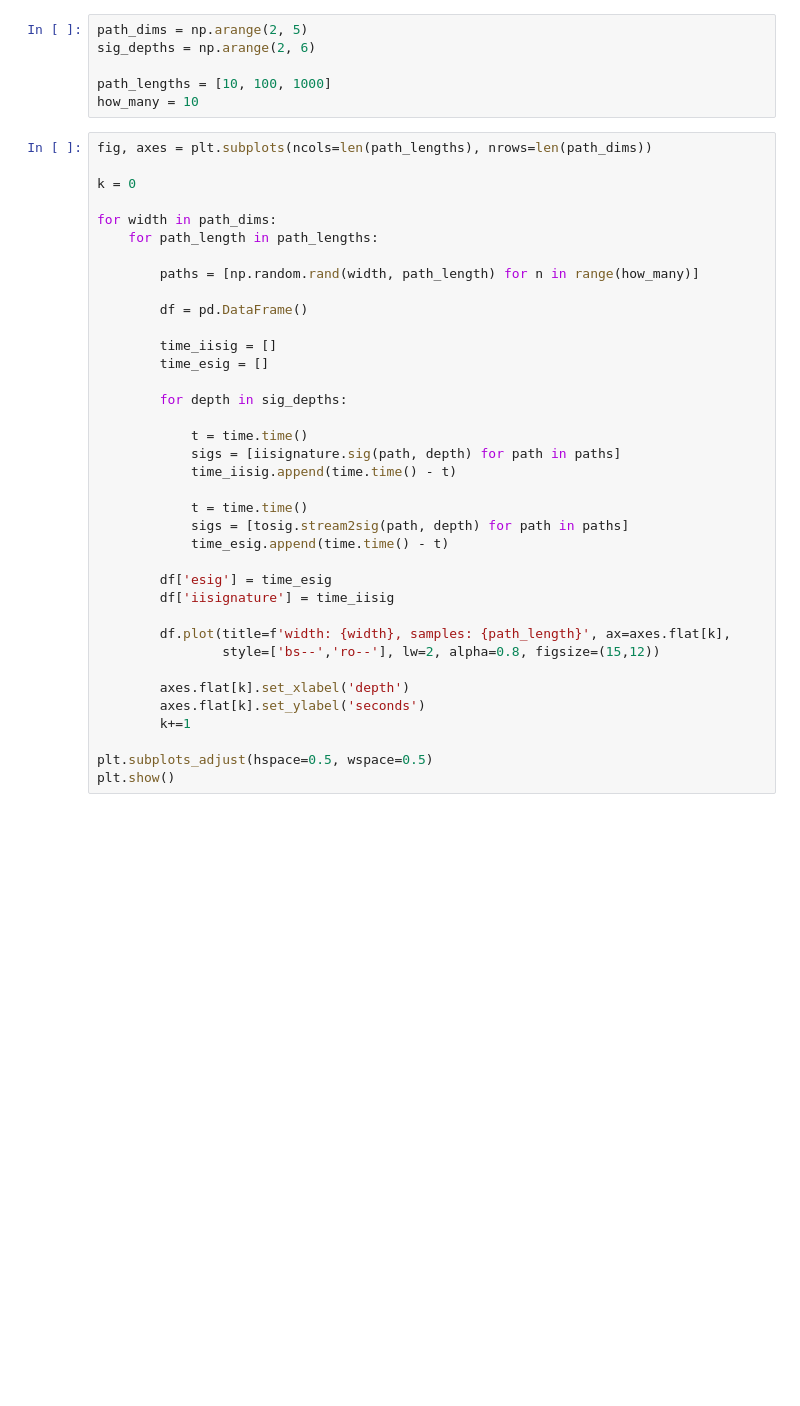
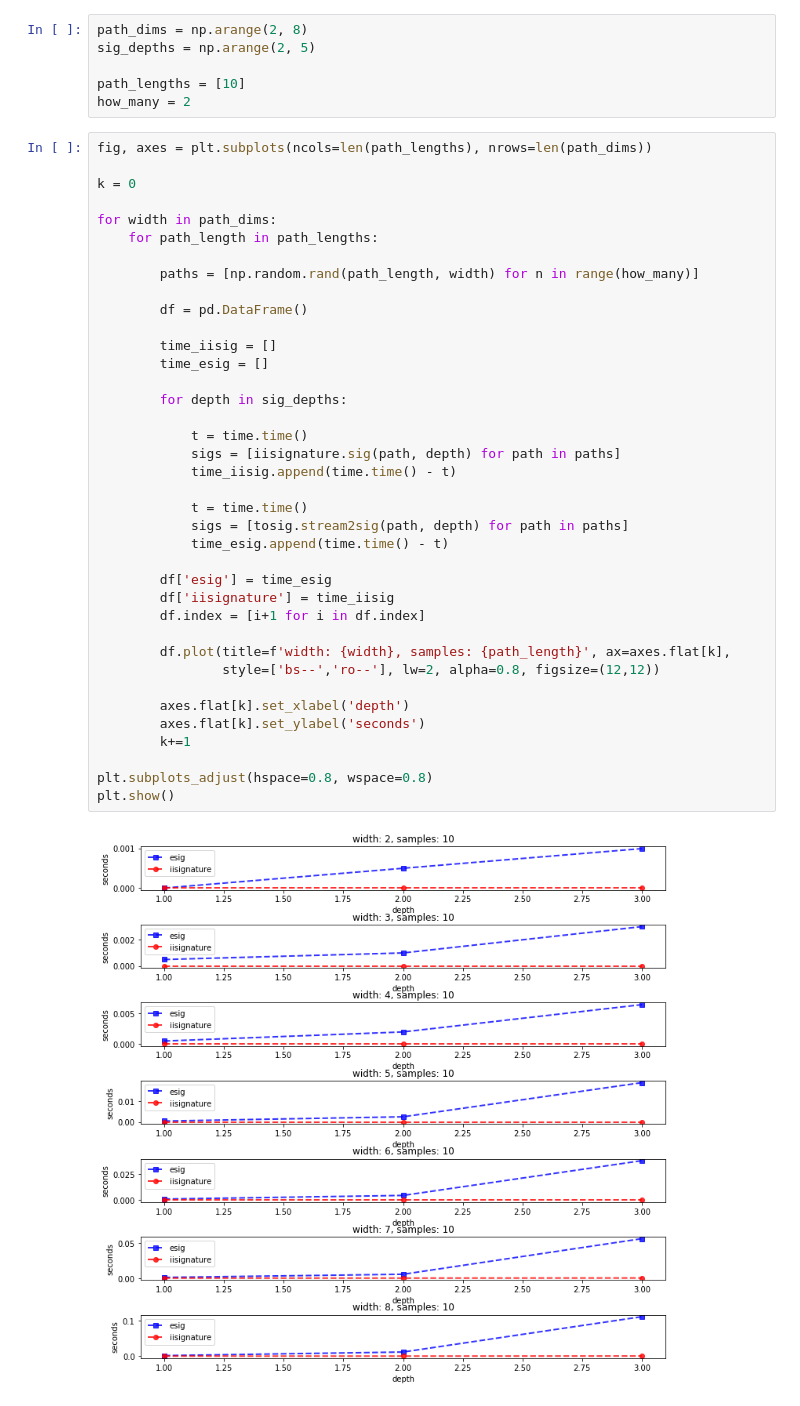
Before and after one commit to vishalbelsare/esig-pytorch, a Jupyter notebook: log_signatures_and_pytorch/Stuff/Signature timings.ipynb, the cells around one changed output. Saved outputs shown, nothing was run; the diff lists cells and outputs as text; blank space fills up the shorter version.

```diff
--- a/log_signatures_and_pytorch/Stuff/Signature timings.ipynb
+++ b/log_signatures_and_pytorch/Stuff/Signature timings.ipynb
@@ -8,9 +11,9 @@ import time
 # %%
-path_dims = np.arange(2, 5)
-sig_depths = np.arange(2, 6)
+path_dims = np.arange(2, 8)
+sig_depths = np.arange(2, 5)
 
-path_lengths = [10, 100, 1000]
-how_many = 10
+path_lengths = [10]
+how_many = 2
 # %%
 fig, axes = plt.subplots(ncols=len(path_lengths), nrows=len(path_dims))
 
@@ -18,33 +21,36 @@ k = 0
 
 for width in path_dims:
     for path_length in path_lengths:
 
-        paths = [np.random.rand(width, path_length) for n in range(how_many)]
+        paths = [np.random.rand(path_length, width) for n in range(how_many)]
 
         df = pd.DataFrame()
 
         time_iisig = []
         time_esig = []
 
         for depth in sig_depths:
 
             t = time.time()
             sigs = [iisignature.sig(path, depth) for path in paths]
             time_iisig.append(time.time() - t)
 
             t = time.time()
             sigs = [tosig.stream2sig(path, depth) for path in paths]
             time_esig.append(time.time() - t)
 
         df['esig'] = time_esig
         df['iisignature'] = time_iisig
+        df.index = [i+1 for i in df.index]
 
         df.plot(title=f'width: {width}, samples: {path_length}', ax=axes.flat[k],
-                style=['bs--','ro--'], lw=2, alpha=0.8, figsize=(15,12))
+                style=['bs--','ro--'], lw=2, alpha=0.8, figsize=(12,12))
 
         axes.flat[k].set_xlabel('depth')
         axes.flat[k].set_ylabel('seconds')
         k+=1
 
-plt.subplots_adjust(hspace=0.5, wspace=0.5)
+plt.subplots_adjust(hspace=0.8, wspace=0.8)
 plt.show()
+# %% [output]
+[figure, added]
```
Also changed, not shown: parts of 1 cell of this notebook, 13 other files.
